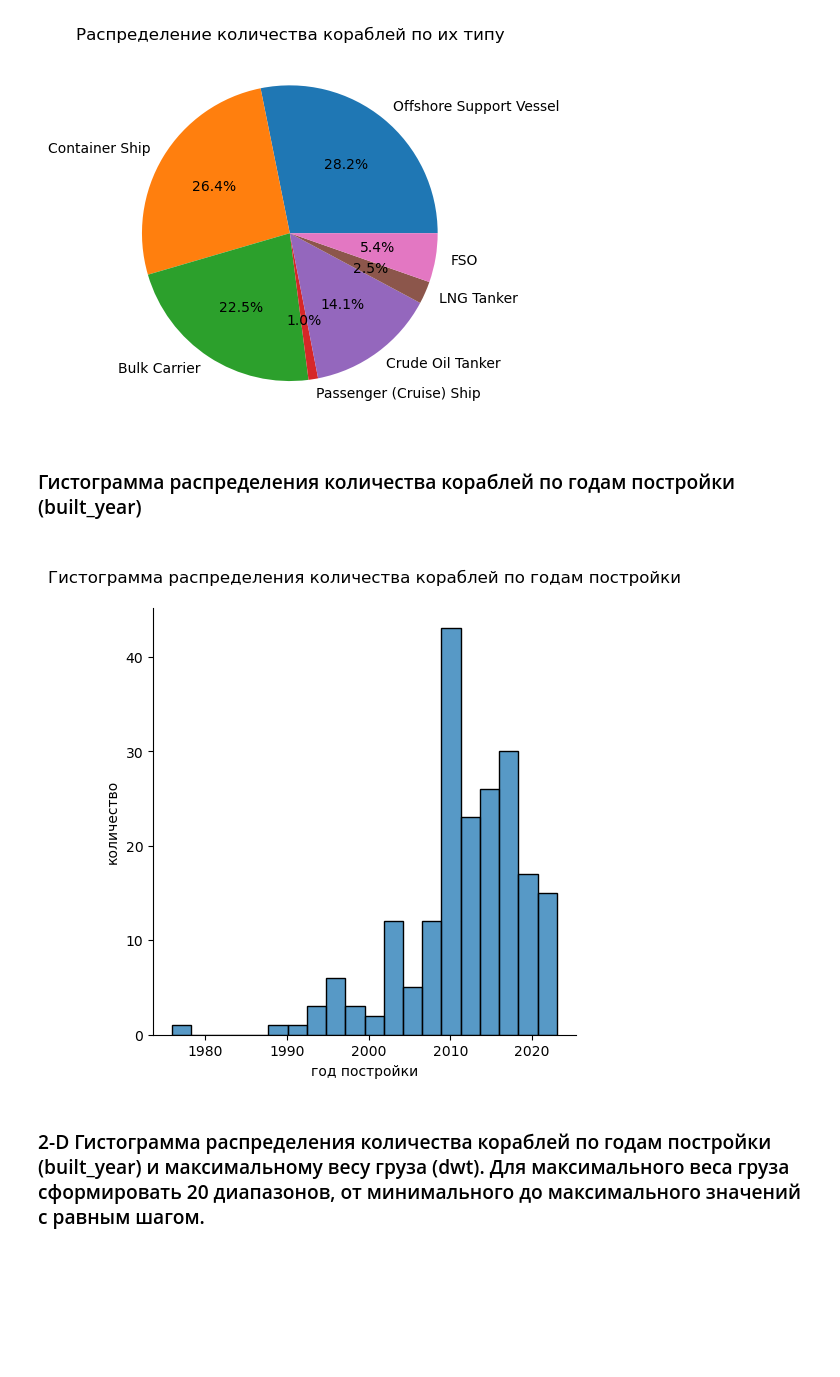
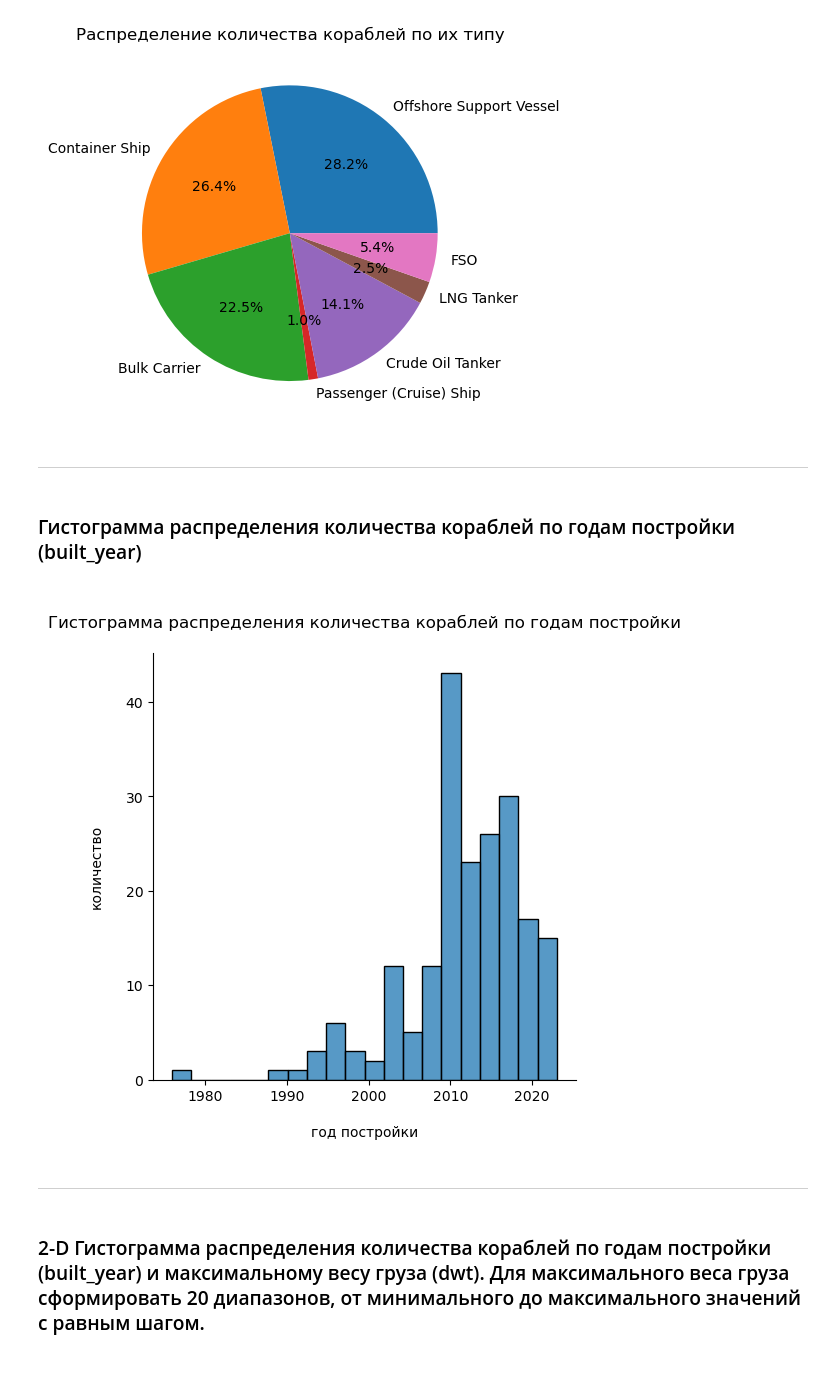
Before and after one commit to YaPP-BMSTU/yapp_labs_Renat, a Jupyter notebook: anaconda/jupiter/task1.ipynb, the cells around one changed output. Cells and saved outputs as stored; diff of their text form; code cells hidden in the pictures; blank space fills up the shorter version.

```diff
--- a/anaconda/jupiter/task1.ipynb
+++ b/anaconda/jupiter/task1.ipynb
@@ -30,15 +31,19 @@ plt.title('Распределение количества кораблей по
 plt.show()
 # %% [output]
 [figure]
+# %% [markdown]
+___
 # %% [markdown]
 <h3>Гистограмма распределения количества кораблей по годам постройки (built_year)<h3/>
 # %%
 sb.displot(cleaned_ships_data, x = "built_year")
 plt.title('Гистограмма распределения количества кораблей по годам постройки\n')
-xlabel_dp = plt.xlabel('год постройки')
-ylabel_dp = plt.ylabel('количество')
+xlabel_dp = plt.xlabel('\nгод постройки')
+ylabel_dp = plt.ylabel('количество\n')
 # %% [output]
-[figure, old version]
+[figure, new version]
+# %% [markdown]
+___
 # %% [markdown]
 <h3>2-D Гистограмма распределения количества кораблей по годам постройки (built_year) и максимальному весу груза (dwt). Для максимального веса груза сформировать 20 диапазонов, от минимального до максимального значений с равным шагом.<h3/>
 # %%
```
Also changed, not shown: parts of 10 cells of this notebook, 1 other file.
